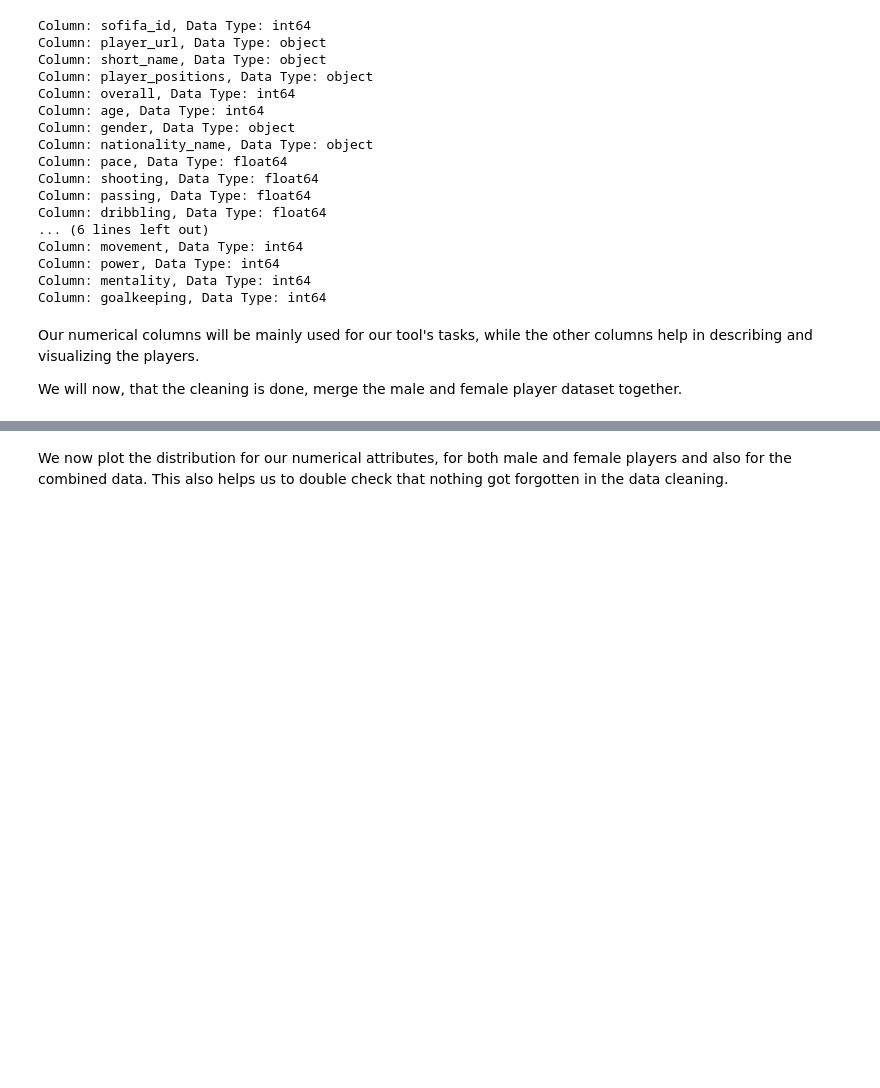
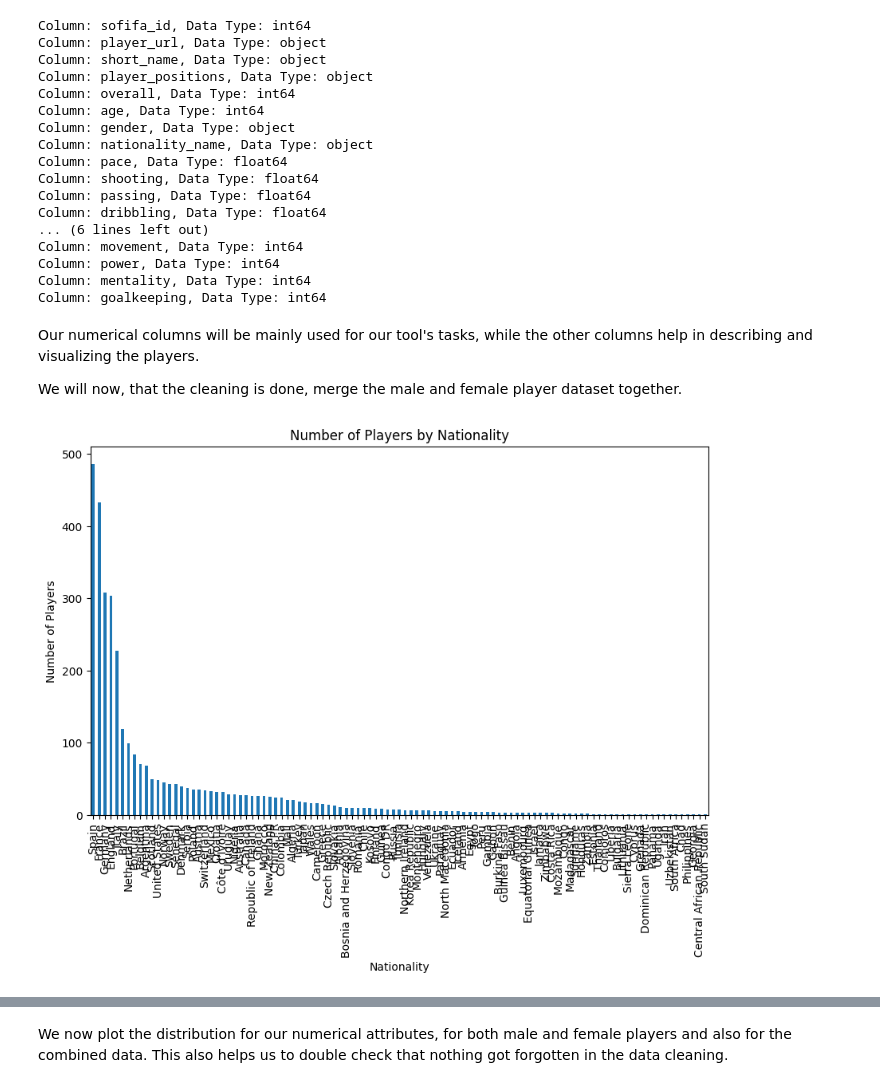
Before and after one commit to softconrob/KRGM, a Jupyter notebook: data_preparation.ipynb, the cells around one changed output, grey strips where cells are left out. Saved outputs shown, nothing was run; the diff lists cells and outputs as text; code cells hidden in the pictures; blank space fills up the shorter version.

```diff
--- a/data_preparation.ipynb
+++ b/data_preparation.ipynb
@@ -654,3 +663,19 @@ df_fifa = pd.concat([df_male, df_female], axis=0, ignore_index=True)
 # save the combined df as a csv file
 path_to_save_csv = '/content/drive/My Drive/UZH/IVDA/df_fifa.csv'
 df_fifa.to_csv(path_to_save_csv, index=False)
+# %%
+# displaying the nationalities
+# calculate the counts of each nationality
+nationality_counts = df_fifa['nationality_name'].value_counts()
+
+# plotting
+nationality_counts.plot(kind='bar', figsize=(10, 6))
+# labelling
+plt.title('Number of Players by Nationality')
+plt.xlabel('Nationality')
+plt.ylabel('Number of Players')
+plt.xticks(rotation=90)
+
+plt.show()
+# %% [output]
+[figure, added]
```
Also changed, not shown: parts of 8 cells of this notebook.
